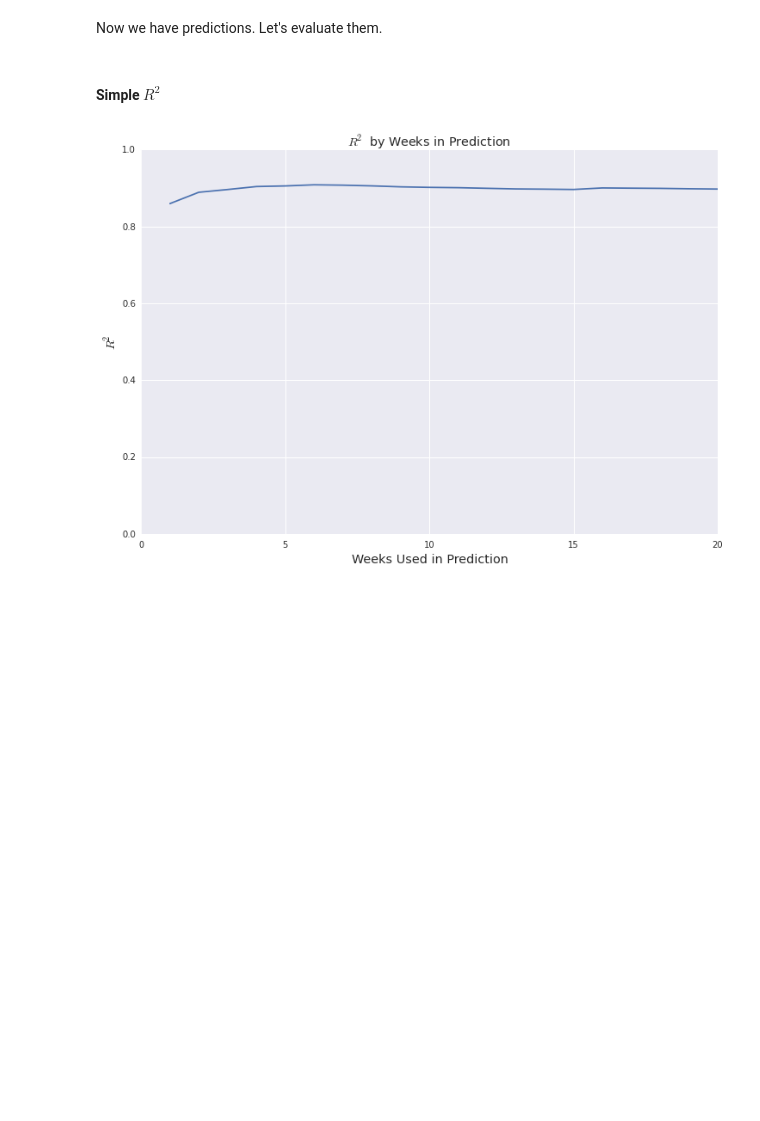
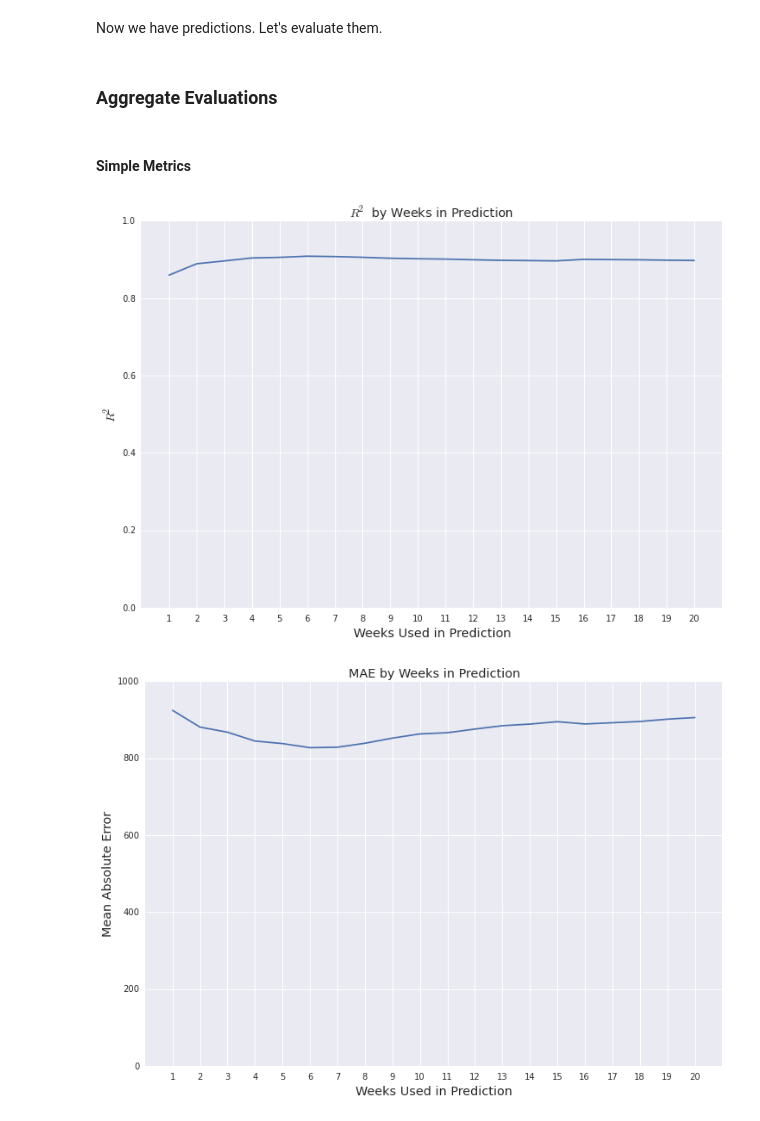
Before and after one commit to azampagl/harvard-capstone, a Jupyter notebook: src/prediction/simple_past_weeks_predictions.ipynb, the cells around one changed output. Drawn from its saved outputs; the diff is of its cells as text; code cells hidden in the pictures; blank space fills up the shorter version.

```diff
--- a/src/prediction/simple_past_weeks_predictions.ipynb
+++ b/src/prediction/simple_past_weeks_predictions.ipynb
@@ -82,30 +82,54 @@ gatecount_predictions.rename(columns=new_col_names, inplace=True)
 ## Evaluate
 # %% [markdown]
 Now we have predictions. Let's evaluate them.
+# %% [markdown]
+### Aggregate Evaluations
 # %% [markdown]
-#### Simple $R^2$
+#### Simple Metrics
 # %%
 # Container for R^2 scores.
-r2_scores = pd.DataFrame(columns=['Weeks','R^2'])
+agg_scores = pd.DataFrame(columns=['Weeks','R^2','MSE','MAE'])
 for w in xrange(1,weeks_to_calculate+1):
     # Find indices that are not null.
     non_null_indices = gatecount_predictions[previous_weeks_prediction_col_prefix+str(w)].notnull()
     # Calculate R^2 Score.
-    r2_scores = r2_scores.append([{
+    agg_scores = agg_scores.append([{
         'Weeks': w,
         'R^2': sklearn.metrics.r2_score(
             gatecount_predictions.ix[non_null_indices, 'entries'],
             gatecount_predictions.ix[non_null_indices, previous_weeks_prediction_col_prefix+str(w)]
+        ),
+        'MSE': sklearn.metrics.mean_squared_error(
+            gatecount_predictions.ix[non_null_indices, 'entries'],
+            gatecount_predictions.ix[non_null_indices, previous_weeks_prediction_col_prefix+str(w)]
+        ),
+        'MAE': sklearn.metrics.mean_absolute_error(
+            gatecount_predictions.ix[non_null_indices, 'entries'],
+            gatecount_predictions.ix[non_null_indices, previous_weeks_prediction_col_prefix+str(w)]
         )
     }])
 # %%
-# Plot R^2 history.
+# Plot history for various metrics.
+
+# R^2.
 plt.figure(figsize=(12,8))
-plt.plot(r2_scores['Weeks'], r2_scores['R^2'])
-plt.ylim((0,1))
+plt.plot(agg_scores['Weeks'], agg_scores['R^2'])
+plt.ylim((0,1)); plt.xlim((0,weeks_to_calculate+1))
+plt.xticks(range(1,weeks_to_calculate+1))
 plt.title('$R^2$ by Weeks in Prediction', fontsize='x-large')
 plt.xlabel('Weeks Used in Prediction', fontsize='x-large')
 plt.ylabel('$R^2$', fontsize='x-large')
 plt.show()
+
+# MSE.
+plt.figure(figsize=(12,8))
+plt.plot(agg_scores['Weeks'], agg_scores['MAE'])
+plt.ylim((0,1000)); plt.xlim((0,weeks_to_calculate+1))
+plt.xticks(range(1,weeks_to_calculate+1))
+plt.title('MAE by Weeks in Prediction', fontsize='x-large')
+plt.xlabel('Weeks Used in Prediction', fontsize='x-large')
+plt.ylabel('Mean Absolute Error', fontsize='x-large')
+plt.show()
 # %% [output]
-[figure, old version]
+[figure, new version]
+[figure, added]
```
